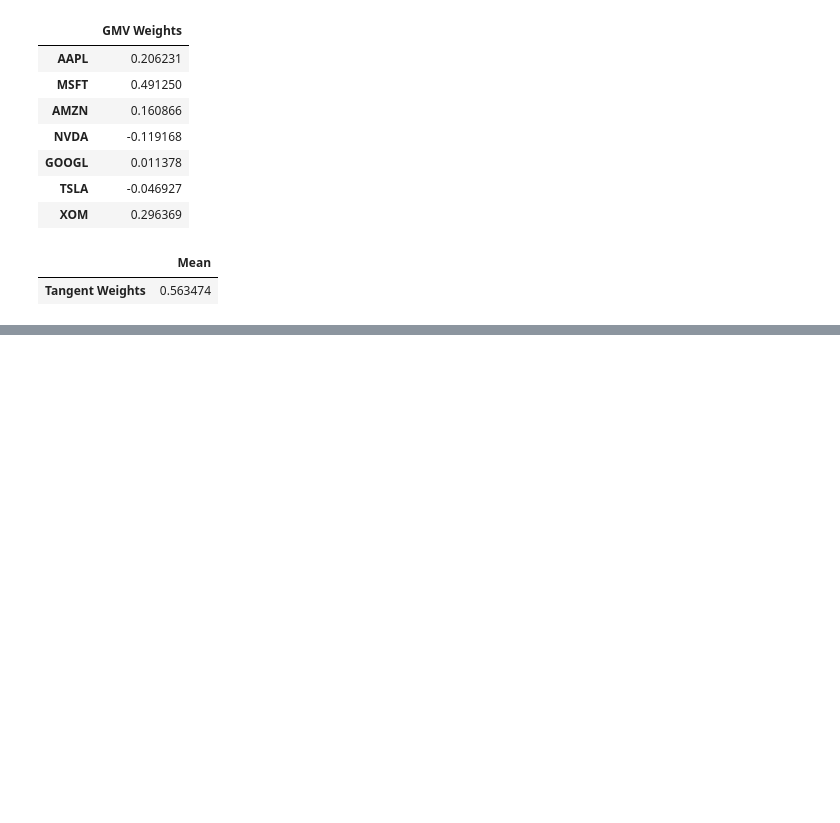
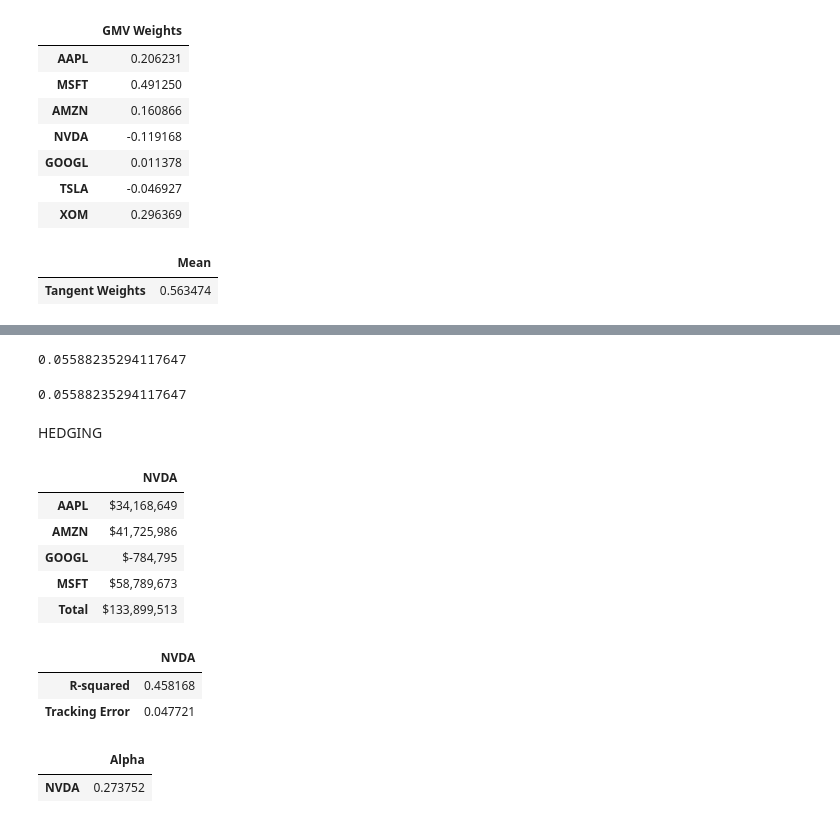
Before and after one commit to ekopen/finm-portfolio-2024, a Jupyter notebook: exams/MIdterm 1 Practice Eric Kopen.ipynb, the cells around one changed output, grey strips where cells are left out. Drawn from its saved outputs; the diff is of its cells as text; code cells hidden in the pictures; blank space fills up the shorter version.

```diff
--- a/exams/MIdterm 1 Practice Eric Kopen.ipynb
+++ b/exams/MIdterm 1 Practice Eric Kopen.ipynb
@@ -263,0 +349,58 @@ w_tan_summary_statistics[['Mean']]
+# %%
+#hit ratio
+
+(retsx['TSLA'].loc[var.index] < var).mean()
+# %% [output]
+0.05588235294117647
+# %%
+(retsx['TSLA'].loc[var_rol.index] < var_rol).mean()
+# %% [output]
+0.05588235294117647
+# %% [markdown]
+HEDGING
+# %%
+#hedge nvidia with other stocks
+
+y = retsx['NVDA']
+X = sm.add_constant(retsx[['AAPL','AMZN','GOOGL','MSFT']])
+model = sm.OLS(y,X).fit()
+
+betas = model.params
+
+exposure = betas * 100_000_000
+exposure = exposure.drop('const')
+exposure = pd.DataFrame(exposure, columns=['NVDA'])
+exposure.index = exposure.index.str.replace('Beta', '')
+exposure.loc['Total'] = exposure.sum()
+exposure['NVDA'] = exposure['NVDA'].map('${:,.0f}'.format)
+
+exposure
+# %% [output]
+|  | NVDA |
+| AAPL | $34,168,649 |
+| AMZN | $41,725,986 |
+| GOOGL | $-784,795 |
+| MSFT | $58,789,673 |
+| Total | $133,899,513 |
+# %%
+rsquared = model.rsquared
+predicitons = model.predict(X)
+residuals = y - predicitons
+tracking_error = np.sqrt(np.mean(residuals**2))
+
+metrics = pd.DataFrame({ 'R-squared': [rsquared],'Tracking Error': [tracking_error]}).T
+metrics.columns = ['NVDA']
+
+metrics
+# %% [output]
+|  | NVDA |
+| R-squared | 0.458168 |
+| Tracking Error | 0.047721 |
+# %%
+intercept = model.params['const'] * 52
+
+alpha_df = pd.DataFrame({'Alpha': [intercept]}, index=['NVDA'])
+alpha_df
+# %% [output]
+|  | Alpha |
+| NVDA | 0.273752 |
```
Also changed, not shown: parts of 8 cells of this notebook.
